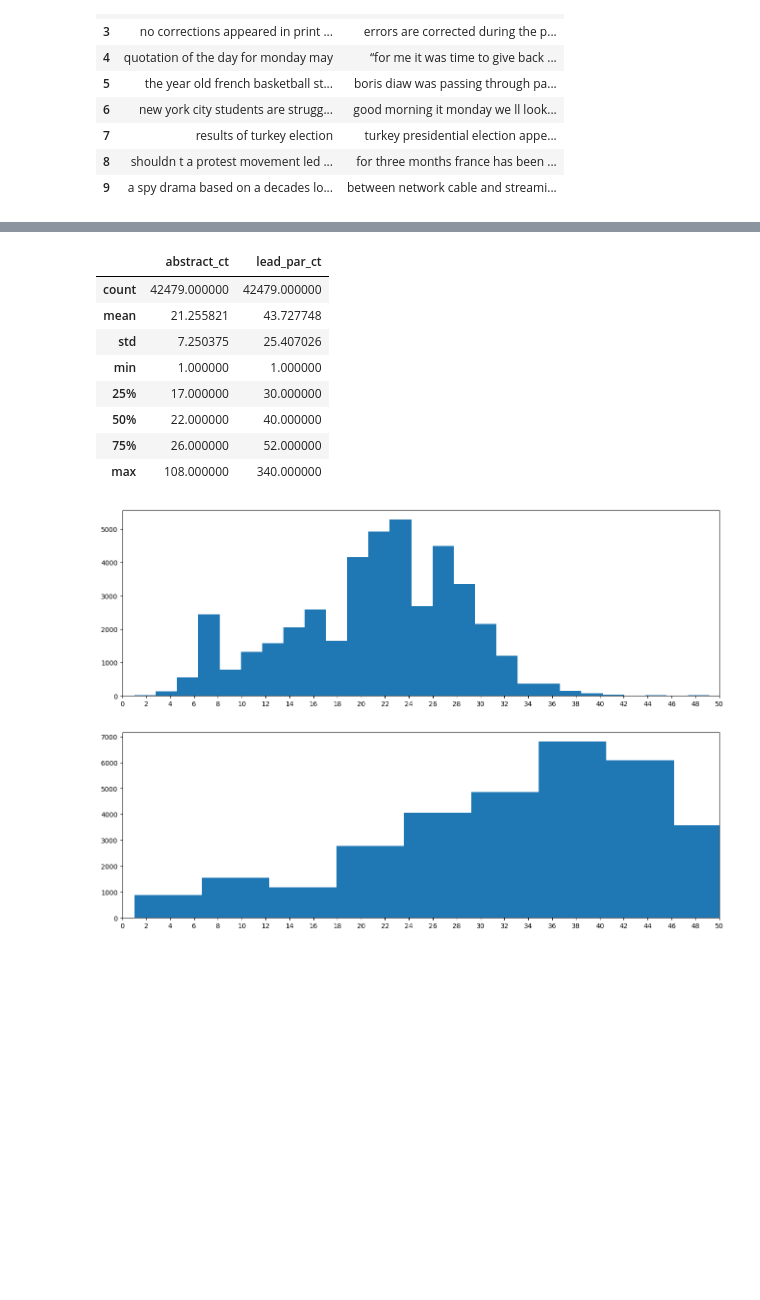
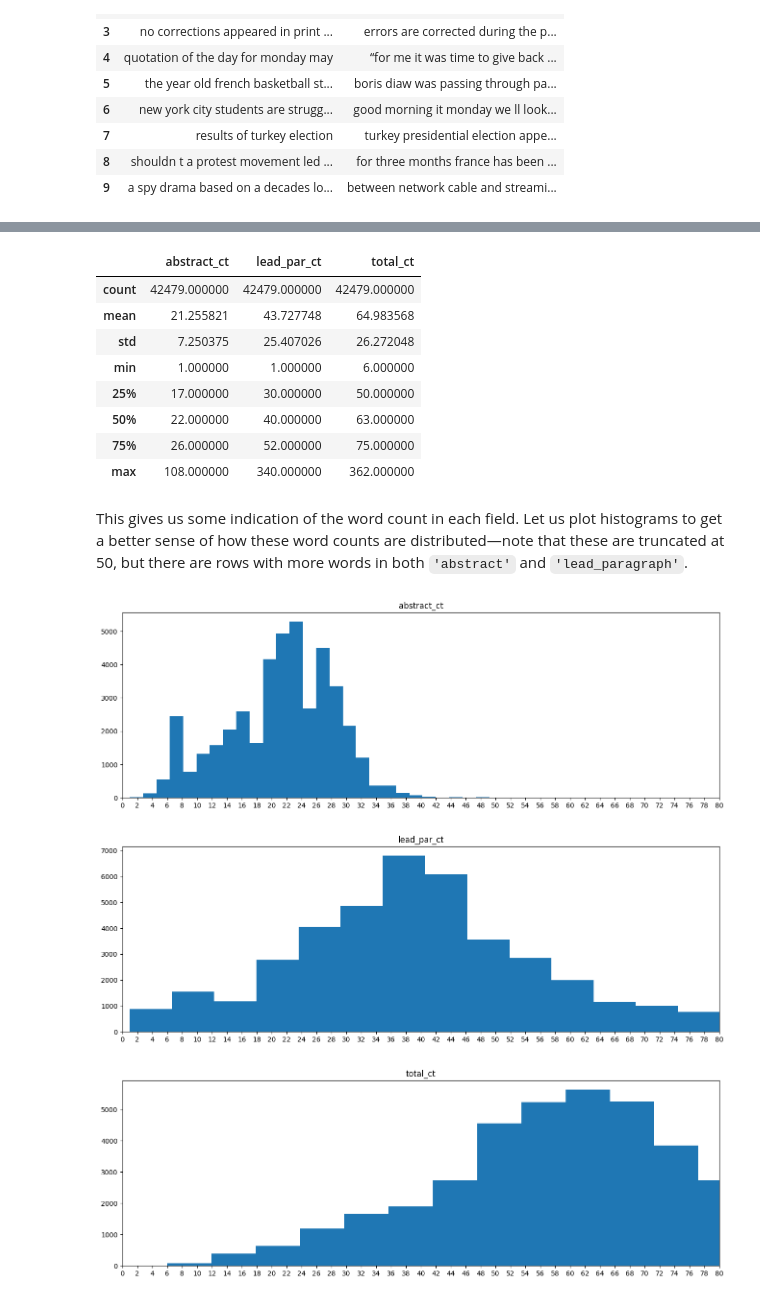
Before and after one commit to rptripathi/NYTimes, a Jupyter notebook: preprocessing.ipynb, the cells around one changed output, grey strips where cells are left out. Cells and saved outputs as stored; diff of their text form; code cells hidden in the pictures; blank space fills up the shorter version.

Commit message:
Update preprocessing.ipynb
- Add non-unique word count;
- Add functionality to find and count "garbage" articles.

```diff
--- a/preprocessing.ipynb
+++ b/preprocessing.ipynb
@@ -217,6 +210,7 @@ df[columns].head(10)
 # %%
 df['abstract_ct'] = df.abstract.apply(lambda x: len([w for w in x.split(' ') if w != '']))
 df['lead_par_ct'] = df.lead_paragraph.apply(lambda x: len([w for w in x.split(' ') if w != '']))
-ct_columns = ['abstract_ct', 'lead_par_ct']
+df['total_ct'] = df.abstract_ct + df.lead_par_ct
+ct_columns = ['abstract_ct', 'lead_par_ct', 'total_ct']
 df[columns+ct_columns].head(10)
 # %% [output]
@@ -234,24 +228,28 @@ df[columns+ct_columns].head(10)
 # %%
 df[ct_columns].describe()
 # %% [output]
-|  | abstract_ct | lead_par_ct |
-| count | 42479.000000 | 42479.000000 |
-| mean | 21.255821 | 43.727748 |
-| std | 7.250375 | 25.407026 |
-| min | 1.000000 | 1.000000 |
-| 25% | 17.000000 | 30.000000 |
-| 50% | 22.000000 | 40.000000 |
-| 75% | 26.000000 | 52.000000 |
-| max | 108.000000 | 340.000000 |
+|  | abstract_ct | lead_par_ct | total_ct |
+| count | 42479.000000 | 42479.000000 | 42479.000000 |
+| mean | 21.255821 | 43.727748 | 64.983568 |
+| std | 7.250375 | 25.407026 | 26.272048 |
+| min | 1.000000 | 1.000000 | 6.000000 |
+| 25% | 17.000000 | 30.000000 | 50.000000 |
+| 50% | 22.000000 | 40.000000 | 63.000000 |
+| 75% | 26.000000 | 52.000000 | 75.000000 |
+| max | 108.000000 | 340.000000 | 362.000000 |
+# %% [markdown]
+This gives us some indication of the word count in each field. Let us plot histograms to get a better sense of how these word counts are distributed—note that these are truncated at 50, but there are rows with more words in both `'abstract'` and `'lead_paragraph'`.
 # %%
 import matplotlib.pyplot as plt
 
 for col in ct_columns:
     plt.figure(figsize=(16,5))
-    plt.xlim(xmin=0, xmax=50)
+    plt.xlim(xmin=0, xmax=80)
     plt.hist(df[col], bins=60)
-    plt.xticks(list(range(0,52,2)))
+    plt.xticks(list(range(0,82,2)))
+    plt.title(col)
     plt.show()
 # %% [output]
-[figure, old version]
+[figure, new version]
-[figure, old version]
+[figure, new version]
+[figure, added]
```
Also changed, not shown: parts of 11 cells of this notebook.
